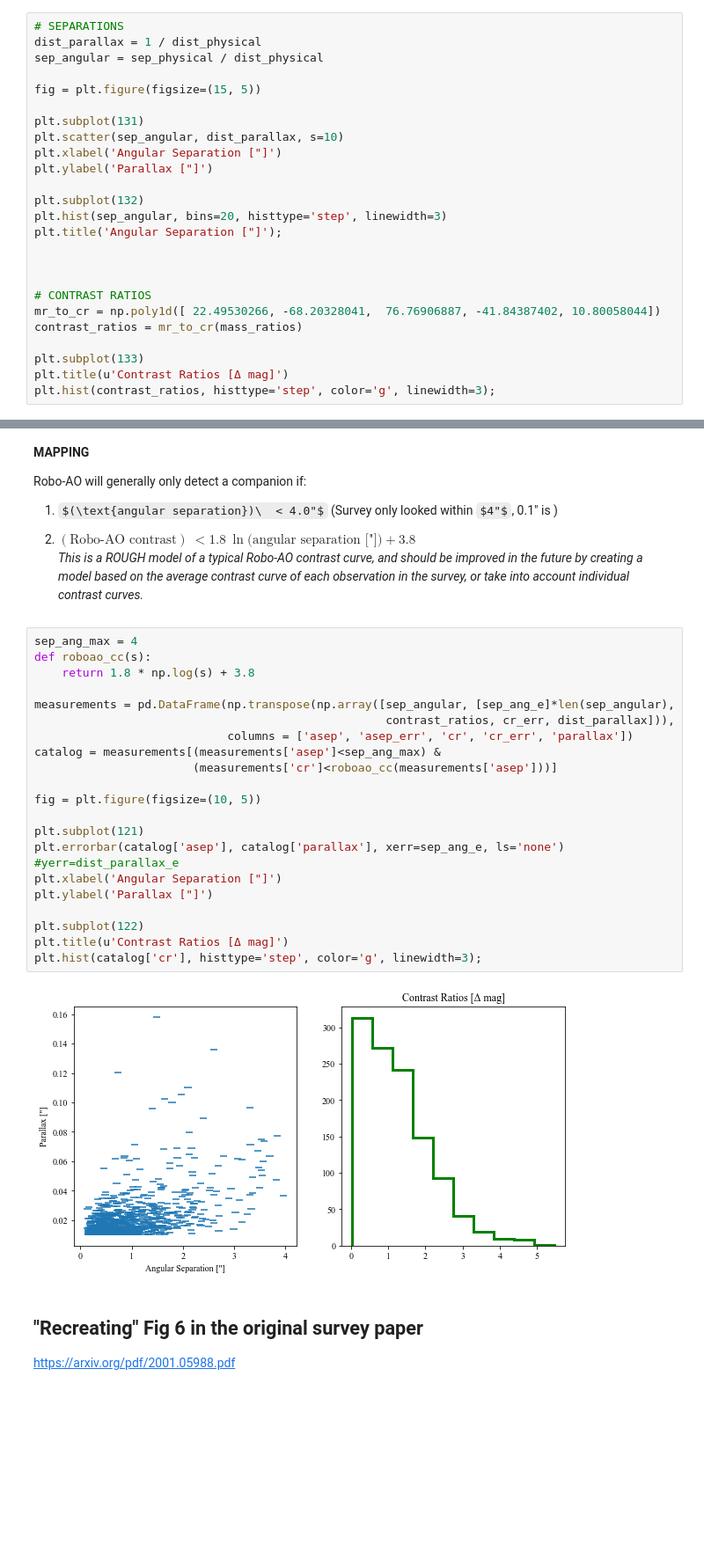
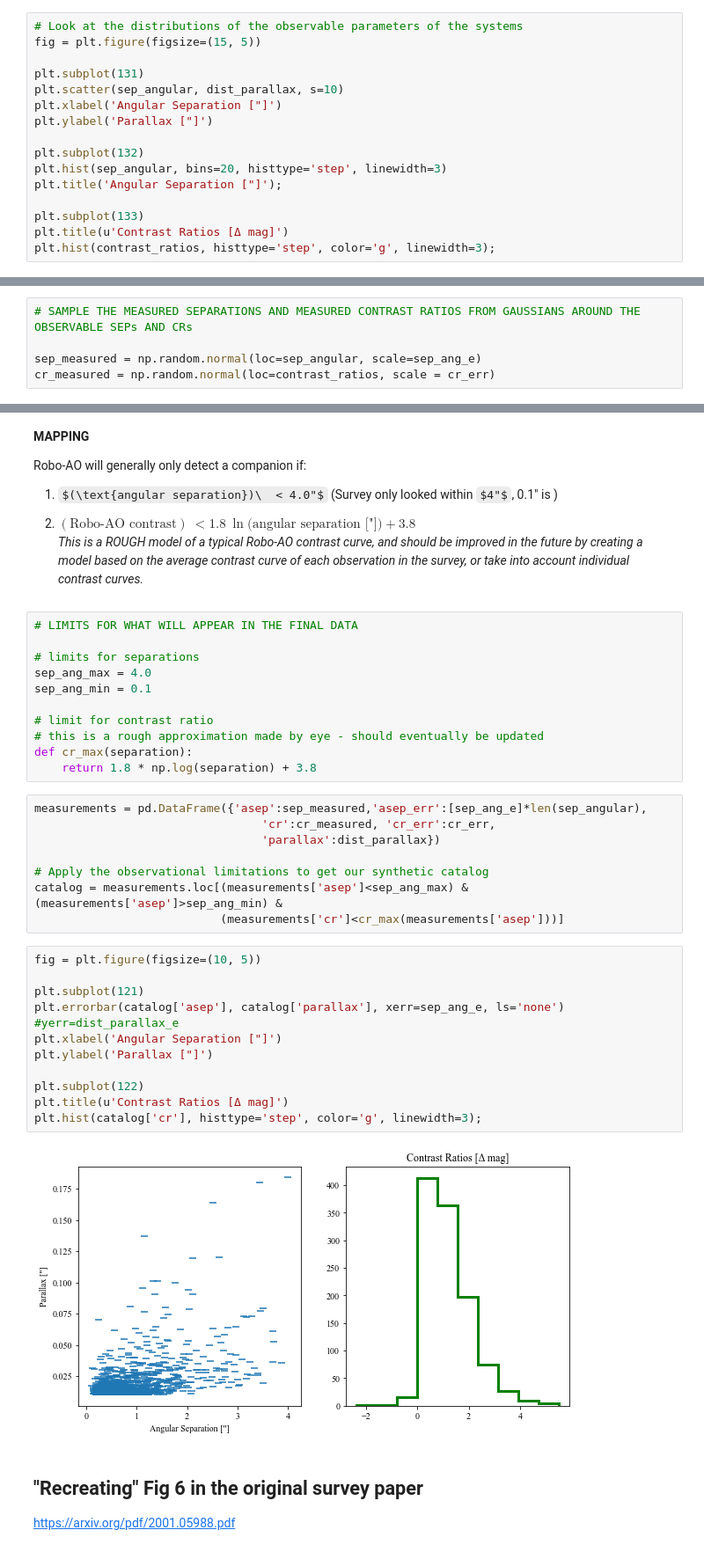
Before and after one commit to phys201/multstars, a Jupyter notebook: hierarchical_model_steps.ipynb, the cells around one changed output, grey strips where cells are left out. Shown at 88% size. Drawn from its saved outputs; the diff is of its cells as text; some formulas as TeX source; blank space fills up the shorter version.

Commit message:
Added pareto dist, asep & cr uncertainties

```diff
--- a/hierarchical_model_steps.ipynb
+++ b/hierarchical_model_steps.ipynb
@@ -68,8 +102,5 @@ $R_c = 22.5 - 68.2R_m + 76.77R_m^2 -41.84R_m^3  +10.8R_m^4$
 # %%
-# SEPARATIONS
-dist_parallax = 1 / dist_physical
-sep_angular = sep_physical / dist_physical
-
+# Look at the distributions of the observable parameters of the systems
 fig = plt.figure(figsize=(15, 5))
 
 plt.subplot(131)
@@ -81,12 +112,6 @@ plt.subplot(132)
 plt.hist(sep_angular, bins=20, histtype='step', linewidth=3)
 plt.title('Angular Separation ["]');
 
-
-
-# CONTRAST RATIOS
-mr_to_cr = np.poly1d([ 22.49530266, -68.20328041,  76.76906887, -41.84387402, 10.80058044])
-contrast_ratios = mr_to_cr(mass_ratios)
-
 plt.subplot(133)
 plt.title(u'Contrast Ratios [Δ mag]')
 plt.hist(contrast_ratios, histtype='step', color='g', linewidth=3);
@@ -126,0 +139,5 @@ plt.xlabel('Separation ["]'); plt.ylabel('Contrast [delta mag]');
+# %%
+# SAMPLE THE MEASURED SEPARATIONS AND MEASURED CONTRAST RATIOS FROM GAUSSIANS AROUND THE OBSERVABLE SEPs AND CRs
+
+sep_measured = np.random.normal(loc=sep_angular, scale=sep_ang_e)
+cr_measured = np.random.normal(loc=contrast_ratios, scale = cr_err)
@@ -136,29 +166,38 @@ Robo-AO will generally only detect a companion if:
 
 2. $(\text{Robo-AO contrast})\  < 1.8\ \ln{(\text{angular separation ["])}} + 3.8$<br>
 _This is a ROUGH model of a typical Robo-AO contrast curve, and should be improved in the future by creating a model based on the average contrast curve of each observation in the survey, or take into account individual contrast curves._
+# %%
+# LIMITS FOR WHAT WILL APPEAR IN THE FINAL DATA
+
+# limits for separations
+sep_ang_max = 4.0
+sep_ang_min = 0.1
+
+# limit for contrast ratio
+# this is a rough approximation made by eye - should eventually be updated
+def cr_max(separation):
+    return 1.8 * np.log(separation) + 3.8
+# %%
+measurements = pd.DataFrame({'asep':sep_measured,'asep_err':[sep_ang_e]*len(sep_angular),
+                                 'cr':cr_measured, 'cr_err':cr_err,
+                                 'parallax':dist_parallax})
+
+# Apply the observational limitations to get our synthetic catalog
+catalog = measurements.loc[(measurements['asep']<sep_ang_max) & (measurements['asep']>sep_ang_min) &
+                           (measurements['cr']<cr_max(measurements['asep']))]
 # %%
-sep_ang_max = 4
-def roboao_cc(s):
-    return 1.8 * np.log(s) + 3.8
-
-measurements = pd.DataFrame(np.transpose(np.array([sep_angular, [sep_ang_e]*len(sep_angular),
-                                                   contrast_ratios, cr_err, dist_parallax])),
-                            columns = ['asep', 'asep_err', 'cr', 'cr_err', 'parallax'])
-catalog = measurements[(measurements['asep']<sep_ang_max) &
-                       (measurements['cr']<roboao_cc(measurements['asep']))]
-
 fig = plt.figure(figsize=(10, 5))
 
 plt.subplot(121)
 plt.errorbar(catalog['asep'], catalog['parallax'], xerr=sep_ang_e, ls='none') #yerr=dist_parallax_e
 plt.xlabel('Angular Separation ["]')
 plt.ylabel('Parallax ["]')
 
 plt.subplot(122)
 plt.title(u'Contrast Ratios [Δ mag]')
 plt.hist(catalog['cr'], histtype='step', color='g', linewidth=3);
 # %% [output]
-[figure, old version]
+[figure, new version]
 # %% [markdown]
 ## "Recreating" Fig 6 in the original survey paper
 https://arxiv.org/pdf/2001.05988.pdf
```
Also changed, not shown: parts of 14 cells of this notebook.
